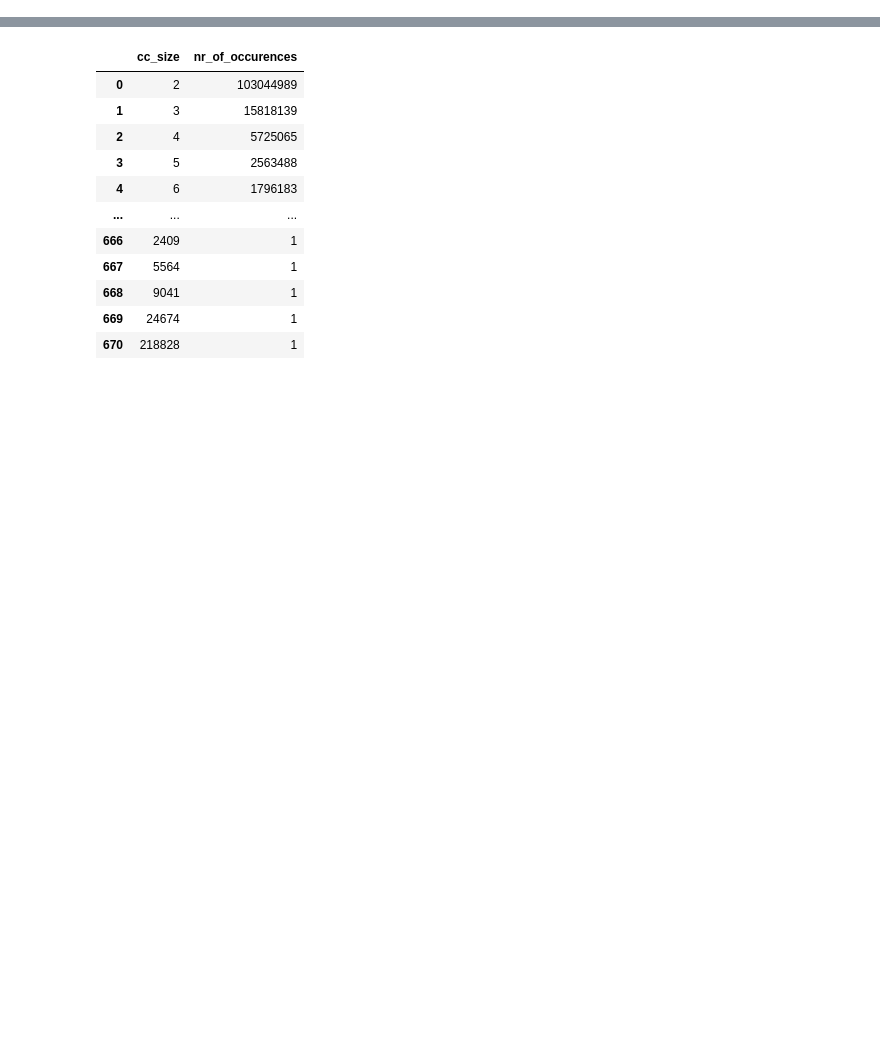
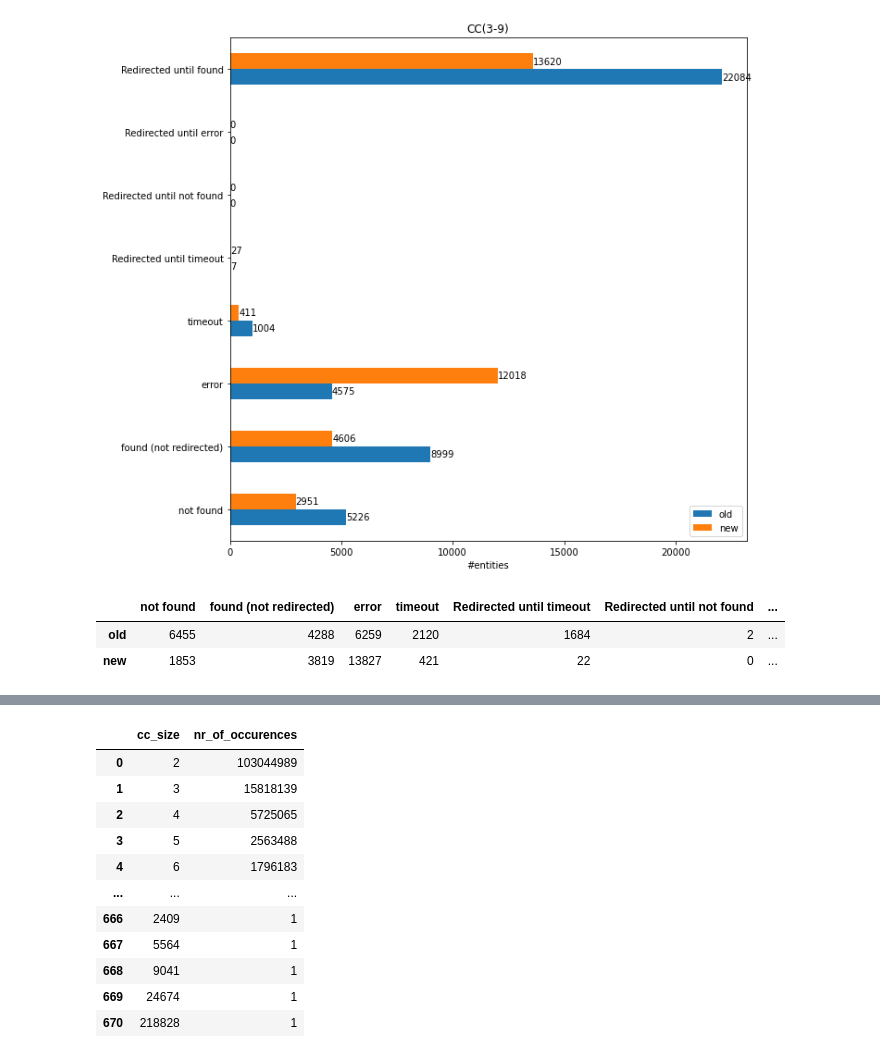
Before and after one commit to shuaiwangvu/scaling_identity_refinement, a Jupyter notebook: visualisation_cc_new_kg.ipynb, the cells around one changed output, grey strips where cells are left out. Drawn from its saved outputs; the diff is of its cells as text; code cells hidden in the pictures; blank space fills up the shorter version.

```diff
--- a/visualisation_cc_new_kg.ipynb
+++ b/visualisation_cc_new_kg.ipynb
@@ -3,0 +45,17 @@ import matplotlib as plt
+# %%
+ax = cc3_9.T.plot.barh(figsize=(10,10))
+ax.set_xlabel('#entities')
+ax.set_title('CC(3-9)')
+for container in ax.containers:
+    ax.bar_label(container)
+# %% [output]
+[figure, added]
+# %%
+d10 = {'not found': [6455, 1853], 'found (not redirected)': [4288,3819], 'error': [6259,13827], 'timeout':[2120,421], 'Redirected until timeout':[1684,22],
+'Redirected until not found':[2,0], 'Redirected until error':[0,0], 'Redirected until found':[9093,7262]}
+cc10 = pd.DataFrame(data=d10, index=['old', 'new'])
+cc10
+# %% [output]
+|  | not found | found (not redirected) | error | timeout | Redirected until timeout | Redirected until not found | ... |
+| old | 6455 | 4288 | 6259 | 2120 | 1684 | 2 | ... |
+| new | 1853 | 3819 | 13827 | 421 | 22 | 0 | ... |
```
Also changed, not shown: parts of 9 cells of this notebook.
